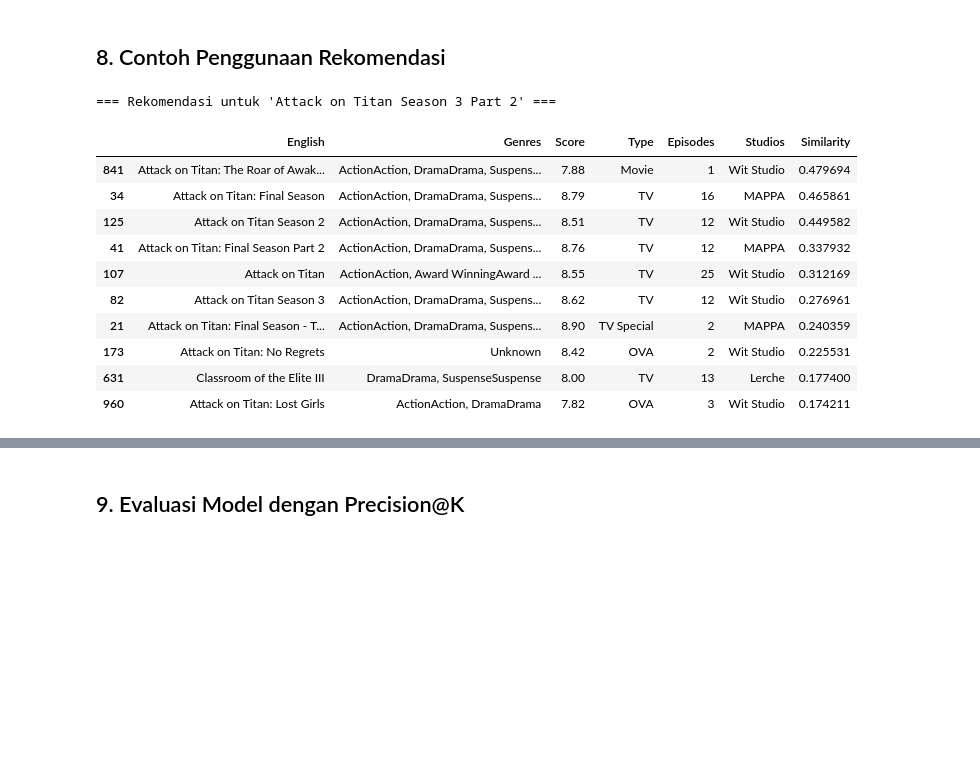
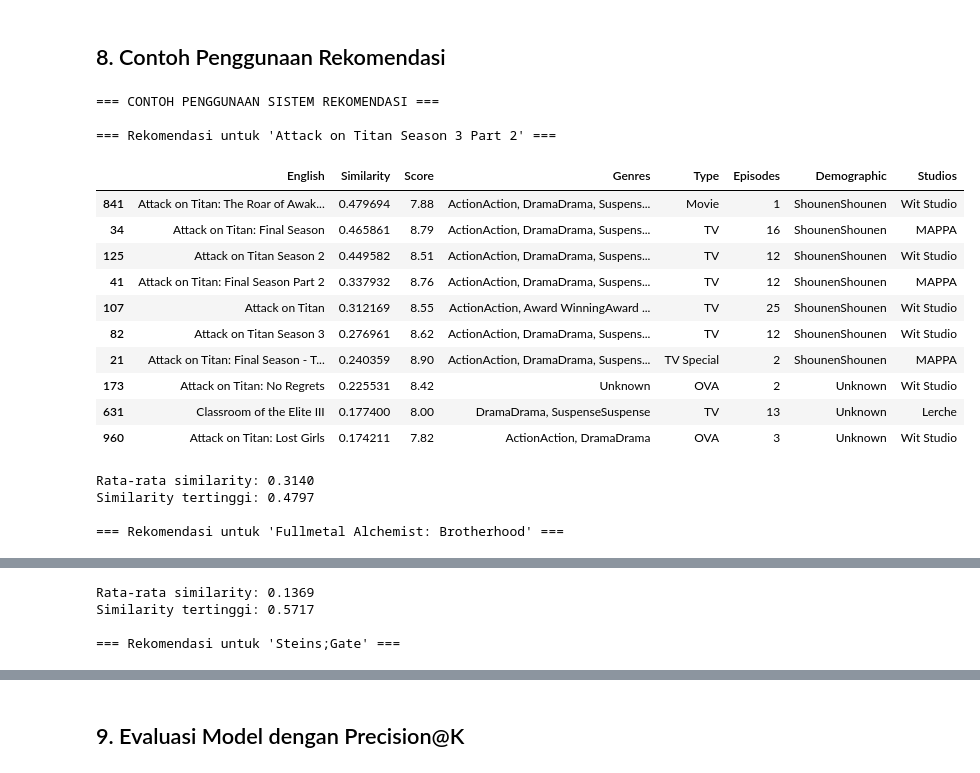
Before and after one commit to NaufalNurFahriza/Machine-Learning-Terapan-Sistem-Rekomendasi-dicoding, a Jupyter notebook: Sistem_Rekomendasi_Anime_Content_Based_v2.ipynb, the cells around one changed output, grey strips where cells are left out. Saved outputs shown, nothing was run; the diff lists cells and outputs as text; code cells hidden in the pictures; blank space fills up the shorter version.

```diff
--- a/Sistem_Rekomendasi_Anime_Content_Based_v2.ipynb
+++ b/Sistem_Rekomendasi_Anime_Content_Based_v2.ipynb
@@ -134,0 +194,12 @@ plt.show()
+# %%
+# Pengecekan Data Duplikat
+print("=== PENGECEKAN DATA DUPLIKAT ===")
+duplicates = anime_df.duplicated().sum()
+print(f"Jumlah data duplikat: {duplicates}")
+
+if duplicates > 0:
+    print("Menghapus data duplikat...")
+    anime_df = anime_df.drop_duplicates()
+    print(f"Shape setelah menghapus duplikat: {anime_df.shape}")
+else:
+    print("Tidak ada data duplikat ditemukan.")
@@ -135,8 +212,10 @@ plt.show()
 # %%
 # Isi missing values
-anime_df['Description'] = anime_df['Description'].fillna('')
+anime_df['Description'] = anime_df['Description'].fillna('No description available')
 anime_df['Genres'] = anime_df['Genres'].fillna('Unknown')
 anime_df['Type'] = anime_df['Type'].fillna('Unknown')
+anime_df['Demographic'] = anime_df['Demographic'].fillna('Unknown')
+anime_df['Source'] = anime_df['Source'].fillna('Unknown')
 # %% [markdown]
 ### Feature Engineering
 Menggabungkan fitur konten menjadi satu kolom.
@@ -178,18 +289,50 @@ def get_enhanced_recommendations(title, cosine_sim=cosine_sim, df=anime_df, top_
 # %% [markdown]
 ## 8. Contoh Penggunaan Rekomendasi
 # %%
-print("=== Rekomendasi untuk 'Attack on Titan Season 3 Part 2' ===")
-get_enhanced_recommendations("Attack on Titan Season 3 Part 2")
+print("=== CONTOH PENGGUNAAN SISTEM REKOMENDASI ===")
+
+# Test dengan beberapa anime populer
+test_animes = [
+    "Attack on Titan Season 3 Part 2",
+    "Fullmetal Alchemist: Brotherhood",
+    "Steins;Gate",
+    "Death Note",
+    "Your Name"
+]
+
+recommendation_results = {}
+
+for anime_title in test_animes:
+    print(f"\n=== Rekomendasi untuk '{anime_title}' ===")
+    recommendations = get_enhanced_recommendations(anime_title, top_n=10)
+
+    if recommendations is not None:
+        recommendation_results[anime_title] = recommendations
+        display(recommendations)
+
+        # Tampilkan insight
+        avg_similarity = recommendations['Similarity'].mean()
+        max_similarity = recommendations['Similarity'].max()
+        print(f"Rata-rata similarity: {avg_similarity:.4f}")
+        print(f"Similarity tertinggi: {max_similarity:.4f}")
+    else:
+        print(f"Tidak dapat memberikan rekomendasi untuk '{anime_title}'")
 # %% [output]
+=== CONTOH PENGGUNAAN SISTEM REKOMENDASI ===
+
 === Rekomendasi untuk 'Attack on Titan Season 3 Part 2' ===
-|  | English | Genres | Score | Type | Episodes | Studios | Similarity |
-| 841 | Attack on Titan: The Roar of Awak... | ActionAction, DramaDrama, Suspens... | 7.88 | Movie | 1 | Wit Studio | 0.479694 |
-| 34 | Attack on Titan: Final Season | ActionAction, DramaDrama, Suspens... | 8.79 | TV | 16 | MAPPA | 0.465861 |
-| 125 | Attack on Titan Season 2 | ActionAction, DramaDrama, Suspens... | 8.51 | TV | 12 | Wit Studio | 0.449582 |
-| 41 | Attack on Titan: Final Season Part 2 | ActionAction, DramaDrama, Suspens... | 8.76 | TV | 12 | MAPPA | 0.337932 |
-| 107 | Attack on Titan | ActionAction, Award WinningAward ... | 8.55 | TV | 25 | Wit Studio | 0.312169 |
-| 82 | Attack on Titan Season 3 | ActionAction, DramaDrama, Suspens... | 8.62 | TV | 12 | Wit Studio | 0.276961 |
-| 21 | Attack on Titan: Final Season - T... | ActionAction, DramaDrama, Suspens... | 8.90 | TV Special | 2 | MAPPA | 0.240359 |
-| 173 | Attack on Titan: No Regrets | Unknown | 8.42 | OVA | 2 | Wit Studio | 0.225531 |
-| 631 | Classroom of the Elite III | DramaDrama, SuspenseSuspense | 8.00 | TV | 13 | Lerche | 0.177400 |
-| 960 | Attack on Titan: Lost Girls | ActionAction, DramaDrama | 7.82 | OVA | 3 | Wit Studio | 0.174211 |
+|  | English | Similarity | Score | Genres | Type | Episodes | Demographic | Studios |
+| 841 | Attack on Titan: The Roar of Awak... | 0.479694 | 7.88 | ActionAction, DramaDrama, Suspens... | Movie | 1 | ShounenShounen | Wit Studio |
+| 34 | Attack on Titan: Final Season | 0.465861 | 8.79 | ActionAction, DramaDrama, Suspens... | TV | 16 | ShounenShounen | MAPPA |
+| 125 | Attack on Titan Season 2 | 0.449582 | 8.51 | ActionAction, DramaDrama, Suspens... | TV | 12 | ShounenShounen | Wit Studio |
+| 41 | Attack on Titan: Final Season Part 2 | 0.337932 | 8.76 | ActionAction, DramaDrama, Suspens... | TV | 12 | ShounenShounen | MAPPA |
+| 107 | Attack on Titan | 0.312169 | 8.55 | ActionAction, Award WinningAward ... | TV | 25 | ShounenShounen | Wit Studio |
+| 82 | Attack on Titan Season 3 | 0.276961 | 8.62 | ActionAction, DramaDrama, Suspens... | TV | 12 | ShounenShounen | Wit Studio |
+| 21 | Attack on Titan: Final Season - T... | 0.240359 | 8.90 | ActionAction, DramaDrama, Suspens... | TV Special | 2 | ShounenShounen | MAPPA |
+| 173 | Attack on Titan: No Regrets | 0.225531 | 8.42 | Unknown | OVA | 2 | Unknown | Wit Studio |
+| 631 | Classroom of the Elite III | 0.177400 | 8.00 | DramaDrama, SuspenseSuspense | TV | 13 | Unknown | Lerche |
+| 960 | Attack on Titan: Lost Girls | 0.174211 | 7.82 | ActionAction, DramaDrama | OVA | 3 | Unknown | Wit Studio |
+Rata-rata similarity: 0.3140
+Similarity tertinggi: 0.4797
+
+=== Rekomendasi untuk 'Fullmetal Alchemist: Brotherhood' ===
@@ -195,0 +350,4 @@ get_enhanced_recommendations("Attack on Titan Season 3 Part 2")
+Rata-rata similarity: 0.1369
+Similarity tertinggi: 0.5717
+
+=== Rekomendasi untuk 'Steins;Gate' ===
```
Also changed, not shown: parts of 21 cells of this notebook, 6 other files.
